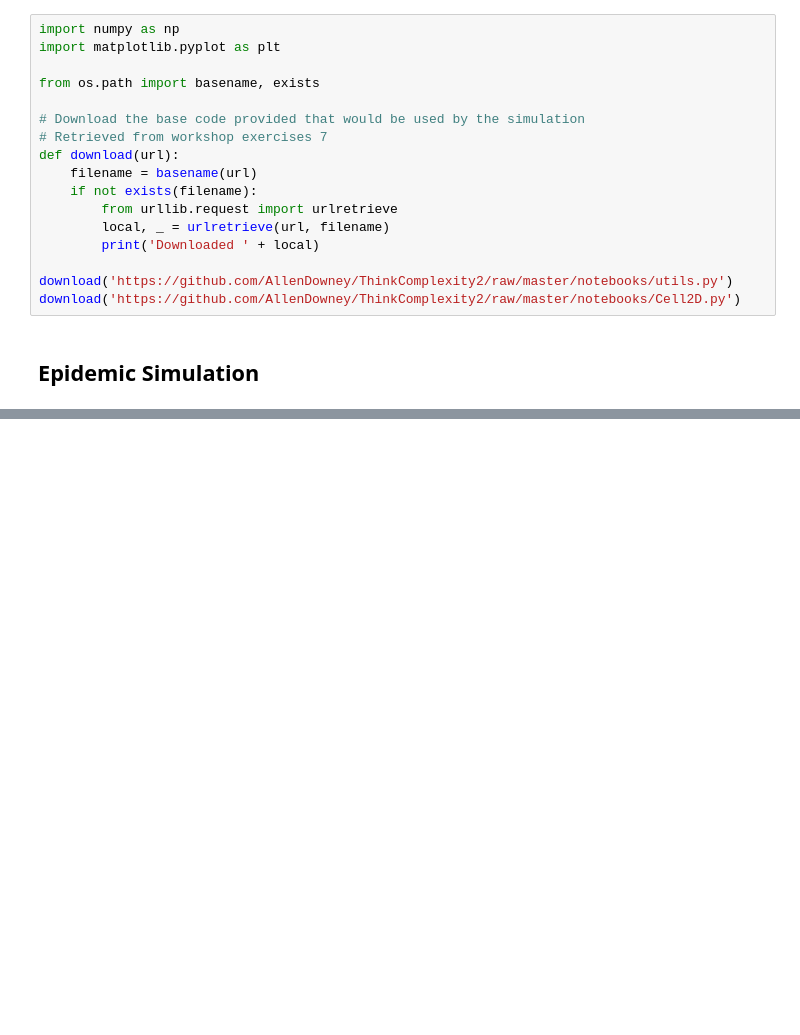
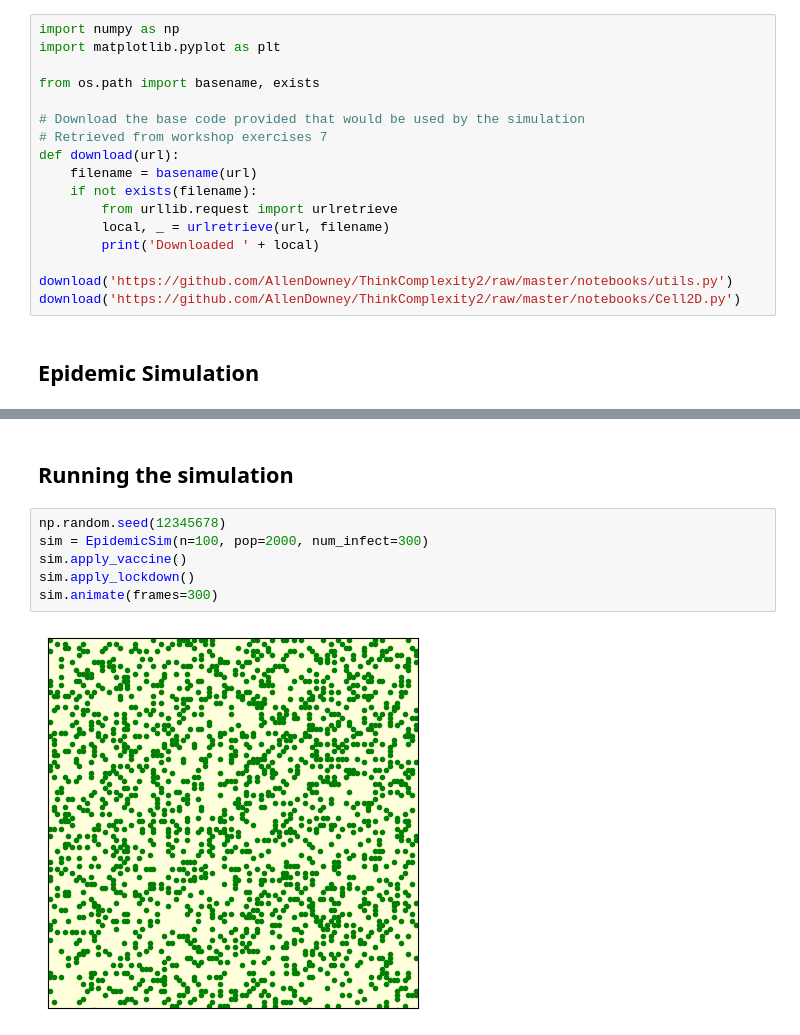
Before and after one commit to thogb/cits4403, a Jupyter notebook: project.ipynb, the cells around one changed output, grey strips where cells are left out. Drawn from its saved outputs; the diff is of its cells as text; blank space fills up the shorter version.

```diff
--- a/project.ipynb
+++ b/project.ipynb
@@ -271,3 +300,13 @@ class EpidemicSim(Cell2D):
         xs = cols + 0.5
         ys = rows + 0.5
         return xs, ys
+# %% [markdown]
+## Running the simulation
+# %%
+np.random.seed(12345678)
+sim = EpidemicSim(n=100, pop=2000, num_infect=300)
+sim.apply_vaccine()
+sim.apply_lockdown()
+sim.animate(frames=300)
+# %% [output]
+[figure, added]
```
Also changed, not shown: parts of 1 cell of this notebook.
